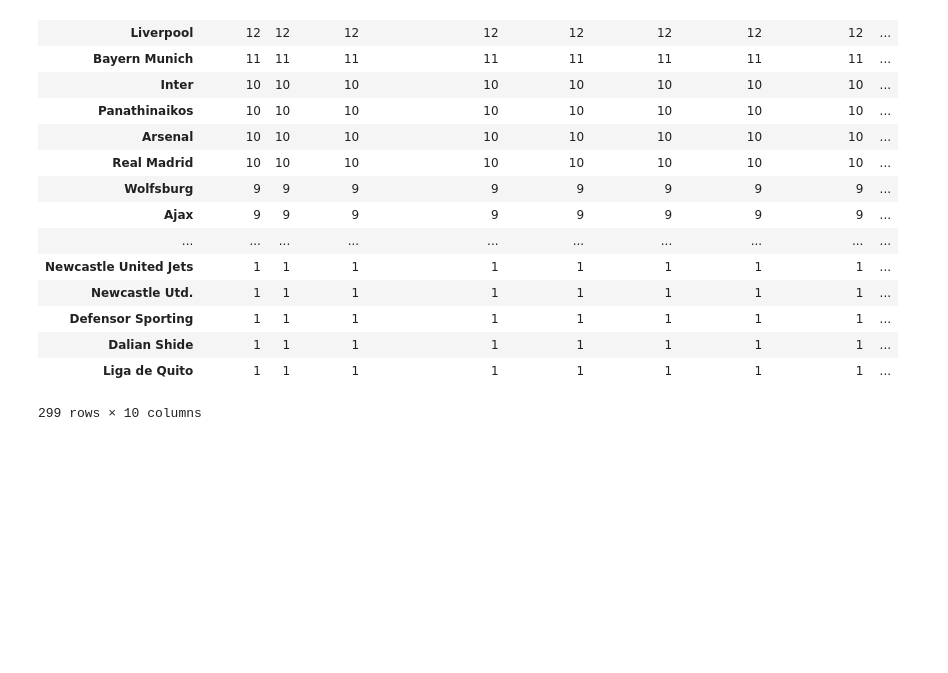
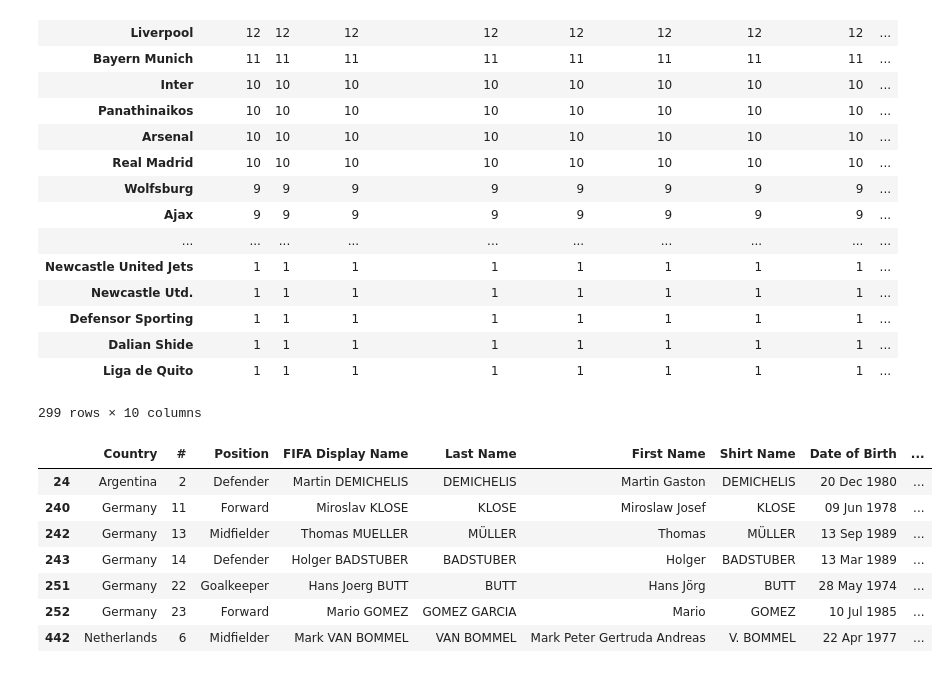
Before and after one commit to LIKERoboLab/ml_workshop_1, a Jupyter notebook: 00_Pandas_Basics.ipynb, the cells around one changed output. Saved outputs shown, nothing was run; the diff lists cells and outputs as text; code cells hidden in the pictures; blank space fills up the shorter version.

```diff
--- a/00_Pandas_Basics.ipynb
+++ b/00_Pandas_Basics.ipynb
@@ -348,3 +352,13 @@ teams.groupby(by='Club').count().sort_values('Position', ascending=False)
 299 rows × 10 columns
 # %%
 # Exercise: List all players from Bayern Munich who are taller than 180
+teams[(teams['Height'] > 180) & (teams['Club'] == 'Bayern Munich')]
+# %% [output]
+|  | Country | # | Position | FIFA Display Name | Last Name | First Name | Shirt Name | Date of Birth | ... |
+| 24 | Argentina | 2 | Defender | Martin DEMICHELIS | DEMICHELIS | Martin Gaston | DEMICHELIS | 20 Dec 1980 | ... |
+| 240 | Germany | 11 | Forward | Miroslav KLOSE | KLOSE | Miroslaw Josef | KLOSE | 09 Jun 1978 | ... |
+| 242 | Germany | 13 | Midfielder | Thomas MUELLER | MÜLLER | Thomas | MÜLLER | 13 Sep 1989 | ... |
+| 243 | Germany | 14 | Defender | Holger BADSTUBER | BADSTUBER | Holger | BADSTUBER | 13 Mar 1989 | ... |
+| 251 | Germany | 22 | Goalkeeper | Hans Joerg BUTT | BUTT | Hans Jörg | BUTT | 28 May 1974 | ... |
+| 252 | Germany | 23 | Forward | Mario GOMEZ | GOMEZ GARCIA | Mario | GOMEZ | 10 Jul 1985 | ... |
+| 442 | Netherlands | 6 | Midfielder | Mark VAN BOMMEL | VAN BOMMEL | Mark Peter Gertruda Andreas | V. BOMMEL | 22 Apr 1977 | ... |
```
Also changed, not shown: parts of 1 cell of this notebook, 4 other files.
